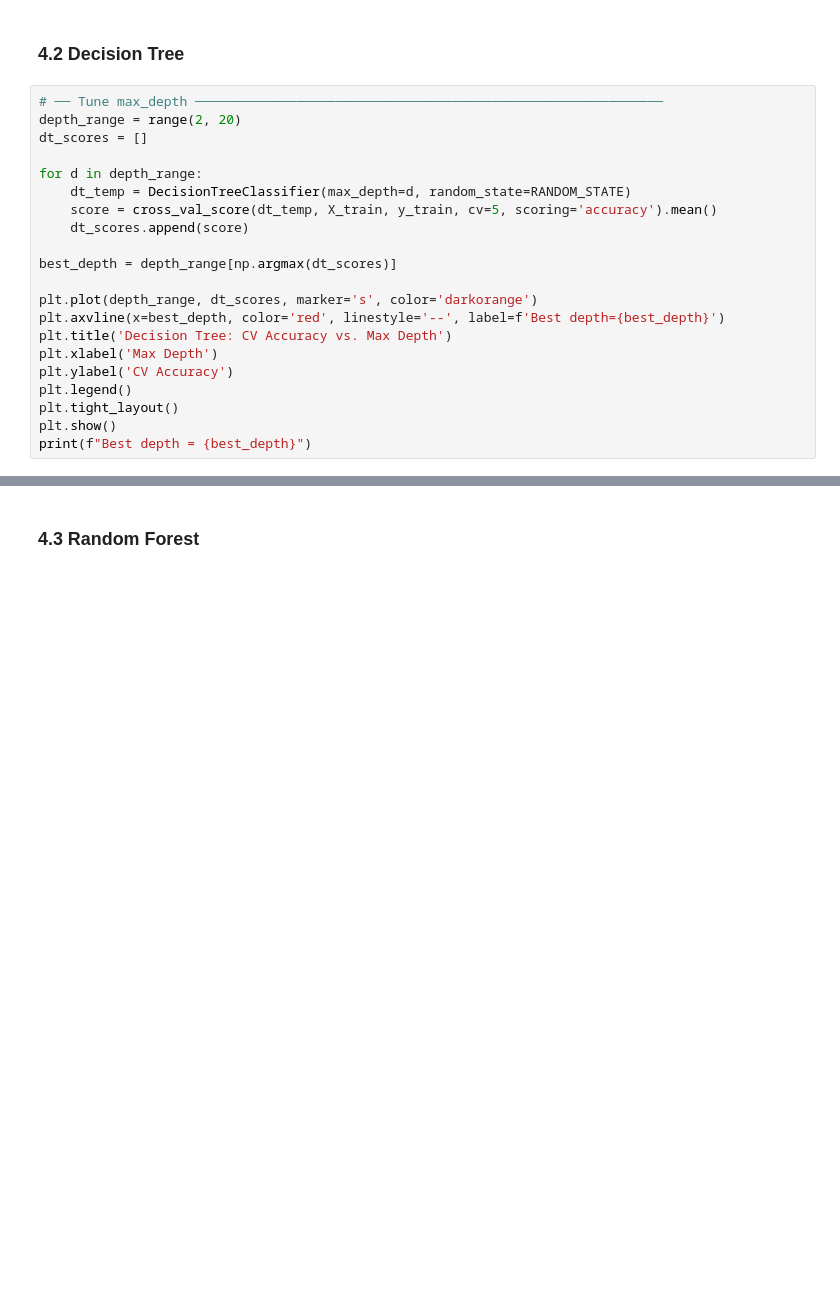
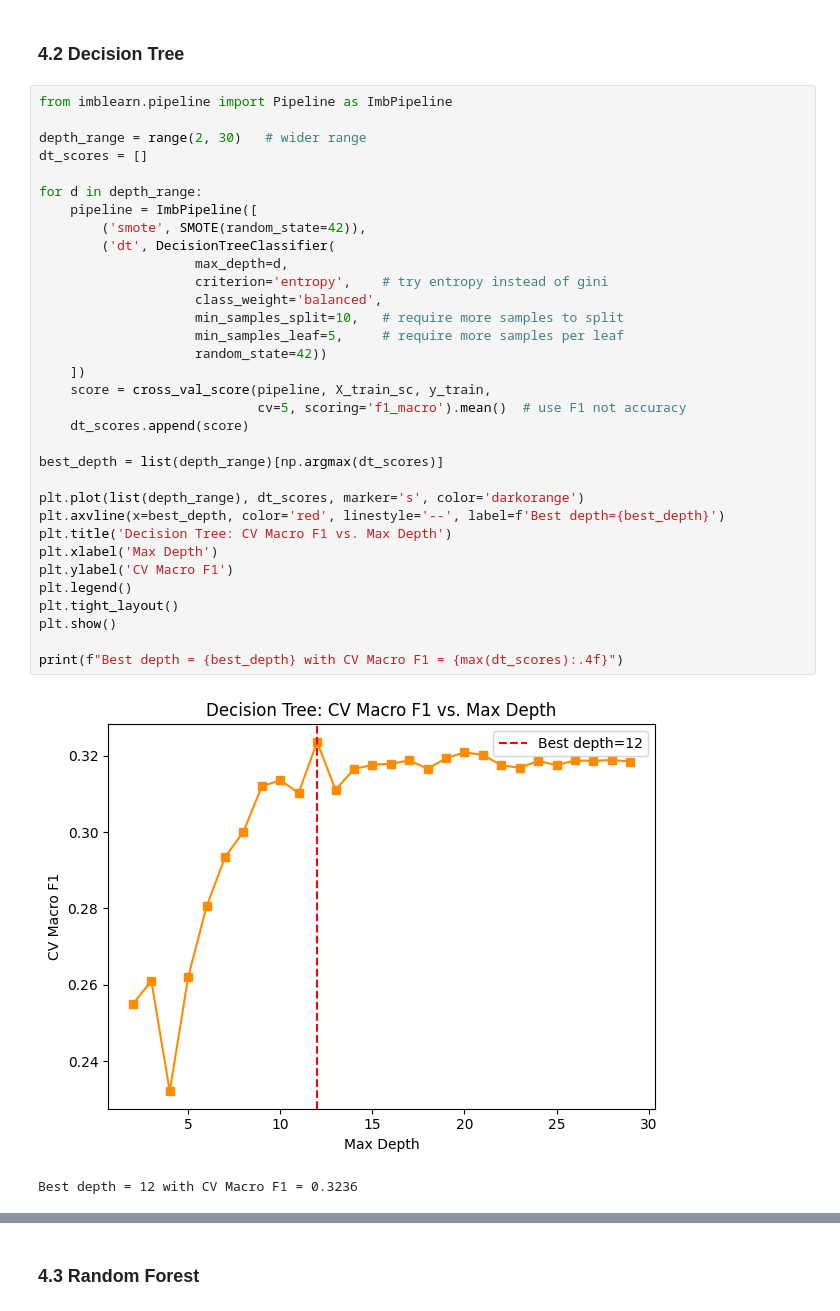
Before and after one commit to GannaReda/ML-55-20722, a Jupyter notebook: car_crash_severity_prediction.ipynb, the cells around one changed output, grey strips where cells are left out. Drawn from its saved outputs; the diff is of its cells as text; blank space fills up the shorter version.

```diff
--- a/car_crash_severity_prediction.ipynb
+++ b/car_crash_severity_prediction.ipynb
@@ -845,26 +910,41 @@ evaluate_model('KNN', knn, X_train_sc, y_train, X_val_sc, y_val, use_scaled=True
 # %% [markdown]
 ### 4.2 Decision Tree
 # %%
-# ── Tune max_depth ────────────────────────────────────────────────────────────
-depth_range = range(2, 20)
+from imblearn.pipeline import Pipeline as ImbPipeline
+
+depth_range = range(2, 30)   # wider range
 dt_scores = []
 
 for d in depth_range:
-    dt_temp = DecisionTreeClassifier(max_depth=d, random_state=RANDOM_STATE)
-    score = cross_val_score(dt_temp, X_train, y_train, cv=5, scoring='accuracy').mean()
+    pipeline = ImbPipeline([
+        ('smote', SMOTE(random_state=42)),
+        ('dt', DecisionTreeClassifier(
+                    max_depth=d,
+                    criterion='entropy',    # try entropy instead of gini
+                    class_weight='balanced',
+                    min_samples_split=10,   # require more samples to split
+                    min_samples_leaf=5,     # require more samples per leaf
+                    random_state=42))
+    ])
+    score = cross_val_score(pipeline, X_train_sc, y_train,
+                            cv=5, scoring='f1_macro').mean()  # use F1 not accuracy
     dt_scores.append(score)
 
-best_depth = depth_range[np.argmax(dt_scores)]
+best_depth = list(depth_range)[np.argmax(dt_scores)]
 
-plt.plot(depth_range, dt_scores, marker='s', color='darkorange')
+plt.plot(list(depth_range), dt_scores, marker='s', color='darkorange')
 plt.axvline(x=best_depth, color='red', linestyle='--', label=f'Best depth={best_depth}')
-plt.title('Decision Tree: CV Accuracy vs. Max Depth')
+plt.title('Decision Tree: CV Macro F1 vs. Max Depth')
 plt.xlabel('Max Depth')
-plt.ylabel('CV Accuracy')
+plt.ylabel('CV Macro F1')
 plt.legend()
 plt.tight_layout()
 plt.show()
-print(f"Best depth = {best_depth}")
+
+print(f"Best depth = {best_depth} with CV Macro F1 = {max(dt_scores):.4f}")
+# %% [output]
+[figure, added]
+Best depth = 12 with CV Macro F1 = 0.3236
 # %%
 dt = DecisionTreeClassifier(
     max_depth=best_depth,
```
Also changed, not shown: parts of 17 cells of this notebook.
